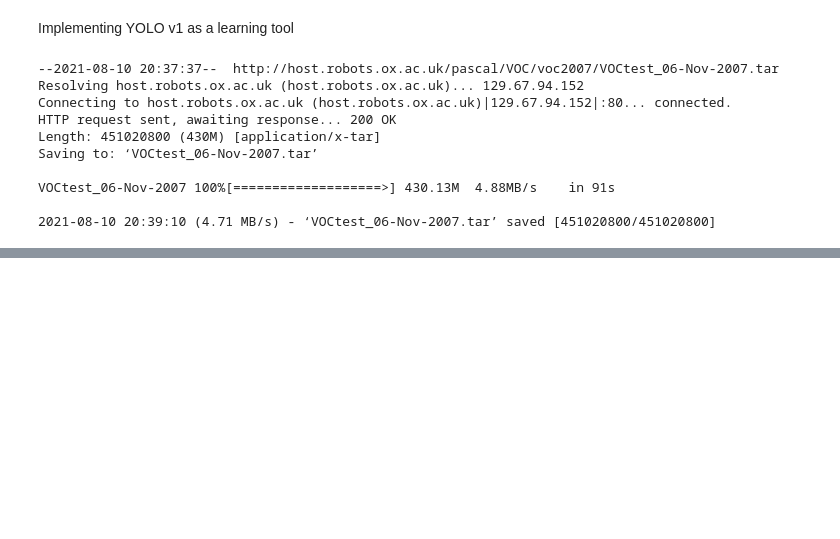
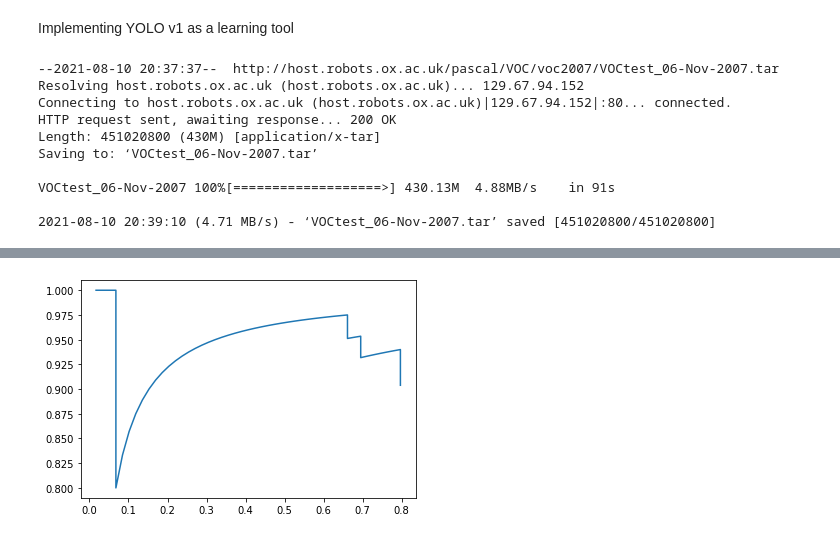
Before and after one commit to dcbrien/ML_Tests, a Jupyter notebook: YOLO1.ipynb, the cells around one changed output, grey strips where cells are left out. Saved outputs shown, nothing was run; the diff lists cells and outputs as text; code cells hidden in the pictures; blank space fills up the shorter version.

```diff
--- a/YOLO1.ipynb
+++ b/YOLO1.ipynb
@@ -640,0 +696,98 @@ for s_samp in X_test.shuffle(256).take(1):
+# %%
+import tensorflow_probability as tfp
+
+# Test code for calculating mAP on one batch.  One of the most complicated
+# metrics to compute.
+
+y_pred=yolo_model.predict(s_samp[0])
+y_pred = tf.exp(y_pred)
+
+y_true = s_samp[1]
+
+# Let's just do this for one class
+c = 0
+
+# For mAP we need a confidence score and a set of predctions.  For YOLO,
+# because we predict S*S*B bounding boxes, we must set a threshold for the
+# confidence and only count those as predictions.
+C_THRESH = 0.4
+
+# And then we calculate mAP at a particular IoU threshold, typically this is
+# 0.5 or we calculate it multiple times at increments of 0.5:0.95:0.05
+IOU_THRESH = 0.5
+
+# Get the confidence of each B in each grid cell (multiply bbox confidence by
+# class confidence to get prob of class * IoU)
+y_obj_conf = y_pred[:, :, :,(5-1):(B*5):5] * tf.tile(y_pred[:, :, :,B*5+c:B*5+c+1], [1, 1, 1, B])
+
+# Of course each grid cell can only be responsible for one object so we take
+# the max confidence in each grid cell and that becomes the prediction box
+# for that cell.  This is how I interpret inference with YOLO anyway.
+conf_sort = tf.argsort(y_obj_conf, axis=-1, direction='DESCENDING')
+
+# Now calculate the true IoU scores and then only take the predicting one in
+# each grid cell
+IoU, y_pred_best = computeIOU(y_true, y_pred)
+
+# Note that the 'best' prediction is based on the confidence, not the true IoU
+IoU_best = tf.squeeze(tf.gather_nd(tf.expand_dims(IoU, -1), tf.expand_dims(conf_sort, -1), batch_dims=3))
+IoU_best = IoU_best[:, :, :, 0]
+
+# IoU_best now contains the IoU of the best confidence score for that grid
+# cell.
+
+# We need the best confidence scores as well so we can sort the predictions
+# and make our precision / recall curve
+pred_obj = tf.math.reduce_max(y_obj_conf, -1)
+
+# So we can threshold them - pred_obj_mask contains the locations of
+# YOLO predictions with sufficient confidence
+pred_obj_mask = pred_obj > C_THRESH
+
+# And we need the true object mask
+true_obj_mask = y_true[:, :, :, 4+c] == 1
+
+# Gather all predictions and sort
+preds = pred_obj[pred_obj_mask]
+pred_sort = tf.argsort(preds, direction='DESCENDING')
+preds = tf.gather(preds, pred_sort)
+pred_IoUs = IoU_best[pred_obj_mask]
+pred_IoUs = tf.gather(pred_IoUs, pred_sort)
+g_truths = true_obj_mask[pred_obj_mask]
+g_truths = tf.gather(g_truths, pred_sort)
+
+# Label True Positives - IoU over threshold and an object is in that grid cell
+# TODO: We should also check for object class
+TP = tf.where(tf.math.logical_and(pred_IoUs >= IOU_THRESH, g_truths), 1., 0.)
+TP = tf.cumsum(TP)
+
+# Label False Positives - IoU under threshold and an object is in that grid
+# cell OR there is no object in that grid cell, so it detected something that
+# isn't there
+FP = tf.where(tf.math.logical_or(tf.math.logical_and(pred_IoUs < IOU_THRESH, g_truths), tf.math.logical_not(g_truths)), 1., 0.)
+FP = tf.cumsum(FP)
+
+# False Negatives start with all of the ground truth objects and then we will
+# consider one at a time by decending confidence to build up our precision and
+# recall
+FN = tf.reduce_sum(tf.cast(true_obj_mask, 'float32'))
+FN = tf.repeat(FN, g_truths.shape[0])
+FN = FN - TP
+
+# Now we can build up our precision and recall in some easy math
+precision = TP / (TP + FP)
+recall = TP / (TP + FN)
+
+# And we end up with a wiggly figure
+plt.figure()
+plt.plot(recall.numpy(), precision.numpy())
+
+# TODO: I'm not sure how you could possibly smooth out this curve in tensorflow
+# without loops
+
+print("mAP for Circles: {}".format(tfp.math.trapz(precision, recall)))
+
+# It's quite good at finding circles, but gets very confused with rectangles -
+# I think rectangles are difficult because it's difficult for it to determine a
+# middle point.
+# %% [output]
@@ -640,0 +795 @@ for s_samp in X_test.shuffle(256).take(1):
+[figure, added]
```
Also changed, not shown: parts of 15 cells of this notebook.
